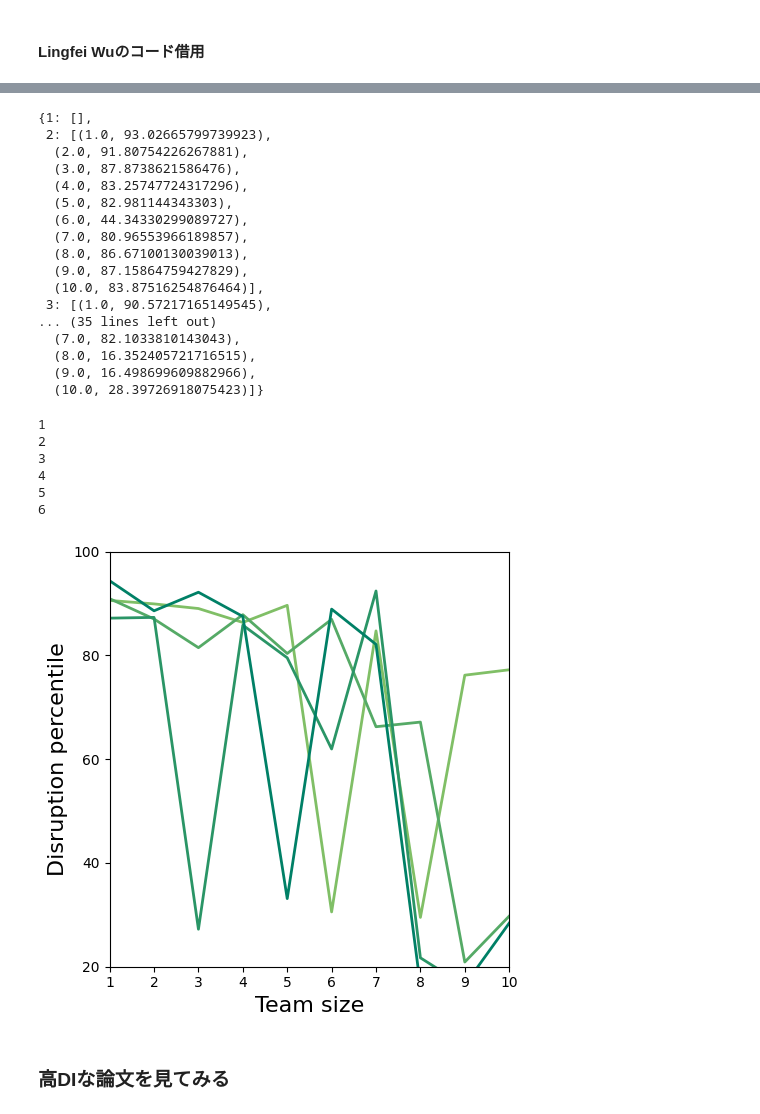
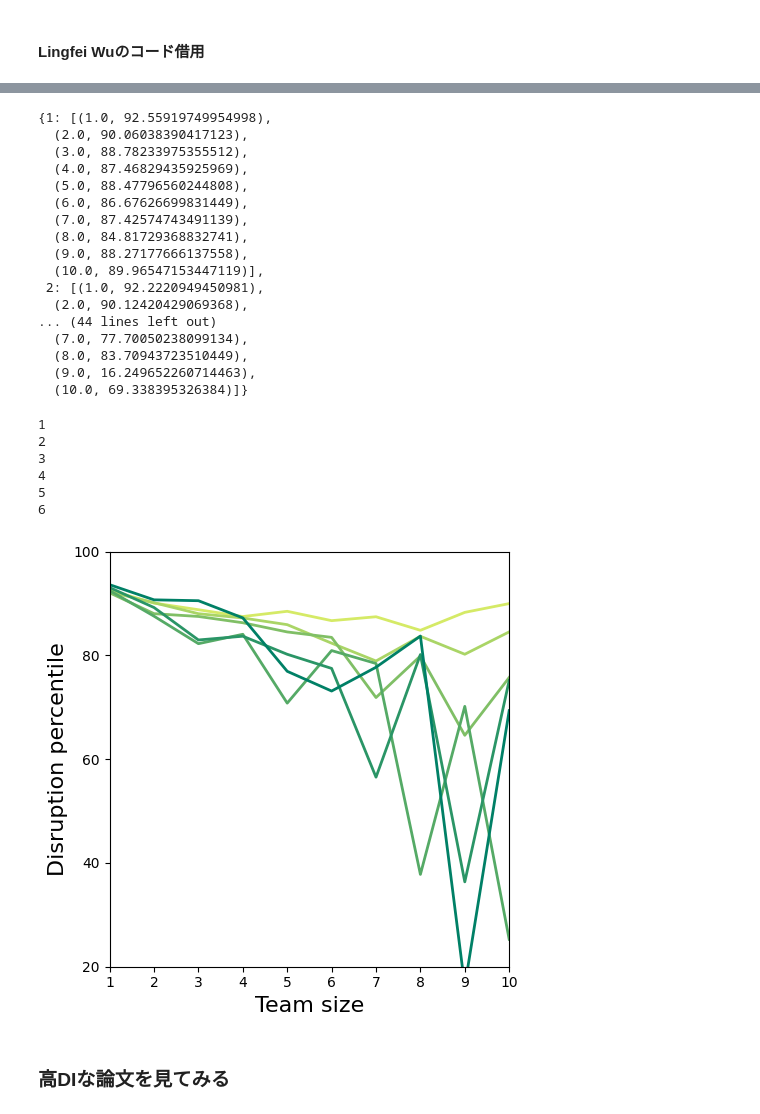
Before and after one commit to ScisciJP/tutorial_jp, a Jupyter notebook: 3-Disruptiveness copy Large.ipynb, the cells around one changed output, grey strips where cells are left out. Drawn from its saved outputs; the diff is of its cells as text; code cells hidden in the pictures.

```diff
--- a/3-Disruptiveness copy Large.ipynb
+++ b/3-Disruptiveness copy Large.ipynb
@@ -642,17 +630,17 @@ for disruption,teamsize,referenceAge,impact, _ in filtered_df.itertuples(index=F
     if n%100000==0:
         flushPrint(str(n/100000))
     if 1<=teamsize<=10 and impact>0:
-        if impact<=1:
+        if impact<=3:
             ilevel=1
-        if 1<impact<10:
+        if 3<impact<15:
             ilevel=2
-        if 10<=impact<24:
+        if 15<=impact<38:
             ilevel=3
-        if 24<=impact<53:
+        if 38<=impact<82:
             ilevel=4
-        if 53<=impact<84:
+        if 82<=impact<133:
             ilevel=5
-        if impact>=84:
+        if impact>=133:
             ilevel=6
         DisImpact[ilevel][teamsize].append(disruption)
 # %%
@@ -667,49 +655,49 @@ for ilevel in [1,2,3,4,5,6]:
 # %%
 disImpact
 # %% [output]
-{1: [],
- 2: [(1.0, 93.02665799739923),
-  (2.0, 91.80754226267881),
-  (3.0, 87.8738621586476),
-  (4.0, 83.25747724317296),
-  (5.0, 82.981144343303),
-  (6.0, 44.34330299089727),
-  (7.0, 80.96553966189857),
-  (8.0, 86.67100130039013),
-  (9.0, 87.15864759427829),
-  (10.0, 83.87516254876464)],
- 3: [(1.0, 90.57217165149545),
-... (35 lines left out)
-  (7.0, 82.1033810143043),
-  (8.0, 16.352405721716515),
-  (9.0, 16.498699609882966),
-  (10.0, 28.39726918075423)]}
+{1: [(1.0, 92.55919749954998),
+  (2.0, 90.06038390417123),
+  (3.0, 88.78233975355512),
+  (4.0, 87.46829435925969),
+  (5.0, 88.47796560244808),
+  (6.0, 86.67626699831449),
+  (7.0, 87.42574743491139),
+  (8.0, 84.81729368832741),
+  (9.0, 88.27177666137558),
+  (10.0, 89.96547153447119)],
+ 2: [(1.0, 92.2220949450981),
+  (2.0, 90.12420429069368),
+... (44 lines left out)
+  (7.0, 77.70050238099134),
+  (8.0, 83.70943723510449),
+  (9.0, 16.249652260714463),
+  (10.0, 69.338395326384)]}
 # %%
 fig = plt.figure(figsize=(5,5),facecolor='white')
 cmap1 = cm.get_cmap('summer_r',7)
 ax = fig.add_subplot(111)
 ip={1:'0-10',2:'10-50',3:'50-75',4:'75-90',5:'90-95',6:'95-100'}
 for ilevel in [1,2,3,4,5,6]:
     print(ilevel)
-    if ilevel == 1 or ilevel == 2: continue
+    # if ilevel == 1 or ilevel == 2: continue
     x,y=np.array(disImpact[ilevel]).T
     plt.plot(x,y,color=cmap1(ilevel),linewidth=2,alpha=1,label=ip[ilevel])
 ax.set_xlim(1,10)
 ax.set_ylim(20,100)
 ax.set_yticks([20,40,60,80,100])
 plt.xlabel('Team size',fontsize=16)
 plt.ylabel('Disruption percentile',fontsize=16)
 
 plt.tight_layout()
 #plt.savefig('~/Fig3a.pdf')
 # %% [output]
 1
 2
 3
 4
 5
 6
-[figure, old version]
+[figure, new version]
 # %% [markdown]
 ### 高DIな論文を見てみる
 # %%
```
Also changed, not shown: parts of 17 cells of this notebook.
